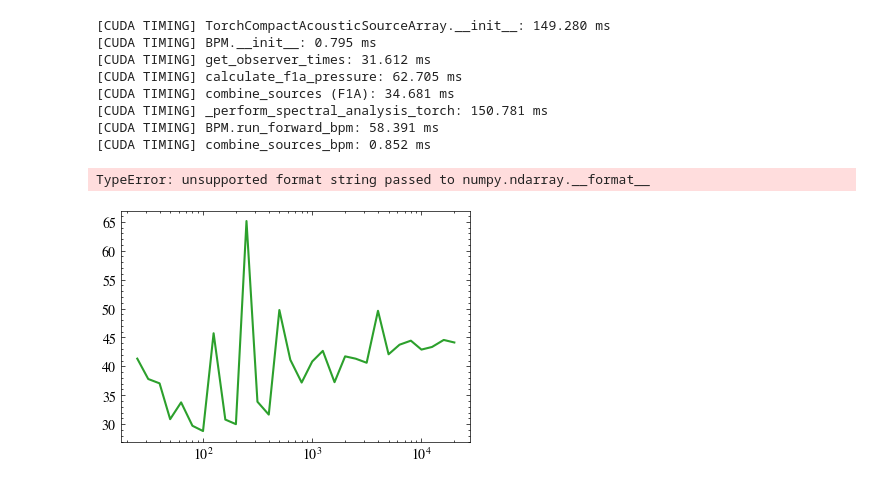
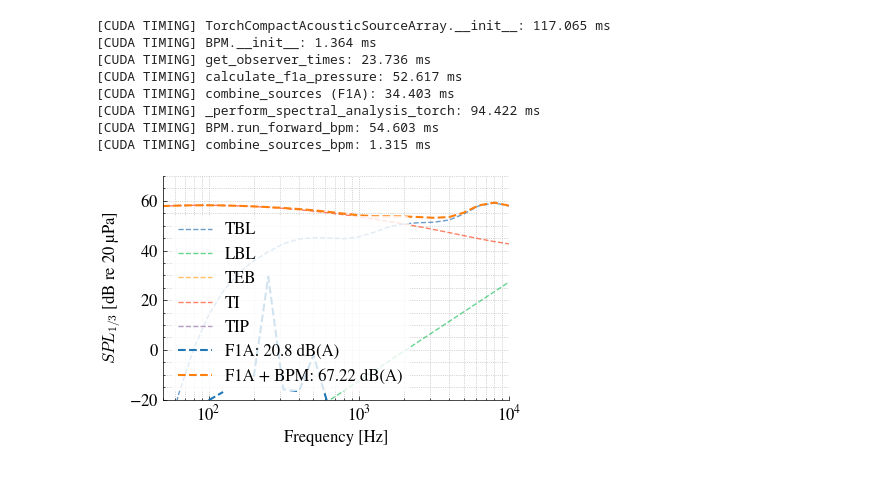
Before and after one commit to Frxljord/FastBEMT, a Jupyter notebook: Benchmarks/BPM.ipynb, the cells around one changed output. Drawn from its saved outputs; the diff is of its cells as text; code cells hidden in the pictures.

```diff
--- a/Benchmarks/BPM.ipynb
+++ b/Benchmarks/BPM.ipynb
@@ -8,9 +8,10 @@ from FastBEMT.JobParameters import LowFidelityParameters
 from FastBEMT.Propeller import Propeller
 import scienceplots
 plt.style.use(['science','no-latex'])
+from FastBEMT.DataLoader import *
 
-with open("../Datasets/Propellers/10x7E.pkl", "rb") as f:
-    blade_dict = pickle.load(f)
+
+blade_dict = load_propeller_dict('bad_blade')
 
 params = LowFidelityParameters(
     rpm=7000,
@@ -19,7 +20,7 @@ params = LowFidelityParameters(
     mu=1.81e-5,
     n_blades=2,
     p_ref=2e-5,
-    revolutions=100,
+    revolutions=5,
     num_obs_times_per_rev=100,
     device='cuda',
 )
@@ -27,7 +28,6 @@ params = LowFidelityParameters(
 propeller = Propeller(
     propeller_geometry=blade_dict,
     params=params,
-    dtype=torch.float32
 )
 v_inf = 0
 propeller.run_bemt(v_inf=v_inf)
@@ -48,21 +48,21 @@ r_observers = 1.88 * np.array([
 idx = 10
 
 propeller.run_aeroacoustics(observer_positions=r_observers[idx-1, np.newaxis],
-        lt=0.01,
-        i=4e-3,
+        lt=1,
+        i=1e-3,
         alpha_stall=12.5,
         keep_bpm_components=True)
 
 propeller.postprocess()
 # %% [output]
-[CUDA TIMING] TorchCompactAcousticSourceArray.__init__: 149.280 ms
-[CUDA TIMING] BPM.__init__: 0.795 ms
-[CUDA TIMING] get_observer_times: 31.612 ms
-[CUDA TIMING] calculate_f1a_pressure: 62.705 ms
-[CUDA TIMING] combine_sources (F1A): 34.681 ms
-[CUDA TIMING] _perform_spectral_analysis_torch: 150.781 ms
-[CUDA TIMING] BPM.run_forward_bpm: 58.391 ms
-[CUDA TIMING] combine_sources_bpm: 0.852 ms
+[CUDA TIMING] TorchCompactAcousticSourceArray.__init__: 117.065 ms
+[CUDA TIMING] BPM.__init__: 1.364 ms
+[CUDA TIMING] get_observer_times: 23.736 ms
+[CUDA TIMING] calculate_f1a_pressure: 52.617 ms
+[CUDA TIMING] combine_sources (F1A): 34.403 ms
+[CUDA TIMING] _perform_spectral_analysis_torch: 94.422 ms
+[CUDA TIMING] BPM.run_forward_bpm: 54.603 ms
+[CUDA TIMING] combine_sources_bpm: 1.315 ms
 # %%
 def load_data(filepath):
     with open(filepath, 'rb') as f:
@@ -182,39 +182,38 @@ clean_ospl_exp = calc_oaspl(clean_spl_3oct.squeeze(), propeller.third_octave_fre
 clean_oaspl_exp = calc_oaspl(clean_spl_3oct.squeeze(), propeller.third_octave_freqs, weighted=True)
 
 
 plt.figure(figsize=(4.5, 3))
 # plt.figure(figsize=(10, 6))
 
 # Components (keeping these simpler to avoid legend clutter)
-# plt.semilogx(propeller.third_octave_freqs.cpu().numpy(), propeller.spl_breakdown['tbl'][:, 0], '--', alpha=0.6, label='TBL')
-# plt.semilogx(propeller.third_octave_freqs.cpu().numpy(), propeller.spl_breakdown['lbl'][:, 0], '--', alpha=0.6, label='LBL')
-# plt.semilogx(propeller.third_octave_freqs.cpu().numpy(), propeller.spl_breakdown['teb'][:, 0], '--', alpha=0.6, label='TEB')
-# plt.semilogx(propeller.third_octave_freqs.cpu().numpy(), propeller.spl_breakdown['ti'][:, 0], '--', alpha=0.6, label='TI')
-# plt.semilogx(propeller.third_octave_freqs.cpu().numpy(), propeller.spl_breakdown['tv'][:, 0], '--', alpha=0.6, label='TIP')
+plt.semilogx(propeller.third_octave_freqs.cpu().numpy(), propeller.spl_breakdown['tbl'][:, 0], '--', alpha=0.6, label='TBL')
+plt.semilogx(propeller.third_octave_freqs.cpu().numpy(), propeller.spl_breakdown['lbl'][:, 0], '--', alpha=0.6, label='LBL')
+plt.semilogx(propeller.third_octave_freqs.cpu().numpy(), propeller.spl_breakdown['teb'][:, 0], '--', alpha=0.6, label='TEB')
+plt.semilogx(propeller.third_octave_freqs.cpu().numpy(), propeller.spl_breakdown['ti'][:, 0], '--', alpha=0.6, label='TI')
+plt.semilogx(propeller.third_octave_freqs.cpu().numpy(), propeller.spl_breakdown['tv'][:, 0], '--', alpha=0.6, label='TIP')
 
-plt.semilogx(propeller.third_octave_freqs.cpu().numpy(), clean_spl_3oct, '-',
-             label=f'Meas {clean_oaspl_exp:.2f} dB(A)', color=color_8e, linewidth=1.5)
+# plt.semilogx(propeller.third_octave_freqs.cpu().numpy(), clean_spl_3oct, '-',
+#              label=f'Meas {clean_oaspl_exp:.2f} dB(A)', color=color_8e, linewidth=1.5)
 plt.semilogx(propeller.third_octave_freqs.cpu().numpy(), propeller.third_octave_f1a_spl.cpu().numpy()[:, 0], '--',
              label=f'F1A: {propeller.third_octave_f1a_oaspl.item():.1f} dB(A)', color=color_5e, linewidth=1.5)
 plt.semilogx(propeller.third_octave_freqs.cpu().numpy(), propeller.third_octave_total_spl.cpu().numpy()[:, 0], '--',
              label=f'F1A + BPM: {propeller.third_octave_total_oaspl.item():.2f} dB(A)', color=color_7e, linewidth=1.5)
 
 # plt.semilogx(propeller.third_octave_freqs.cpu().numpy(), exp_spl_3oct, '-',
 #              label=f'Meas {oaspl_exp:.2f} dB(A)', linewidth=1.5)
 
 plt.xlabel('Frequency [Hz]', fontsize=12)
 plt.ylabel('$SPL_{1/3}$ [dB re 20 µPa]', fontsize=12)
 plt.xticks(fontsize=12)
 plt.yticks(fontsize=12)
 plt.grid(True, which='both', ls=':')
 plt.legend(loc='lower left', fontsize=12, frameon=True, edgecolor='none')
 plt.gca().spines[['top', 'right']].set_visible(False)
 plt.gca().tick_params(top=False, right=False, which='both')
 plt.xlim(50, 10000)
 plt.ylim(-20, 70)
 plt.tight_layout()
 plt.savefig('../Figures/BPM_val.pdf', dpi=200)
 plt.show()
 # %% [output]
-TypeError: unsupported format string passed to numpy.ndarray.__format__
-[figure, old version]
+[figure, new version]
```
Also changed, not shown: parts of 1 cell of this notebook, 4 other files.
